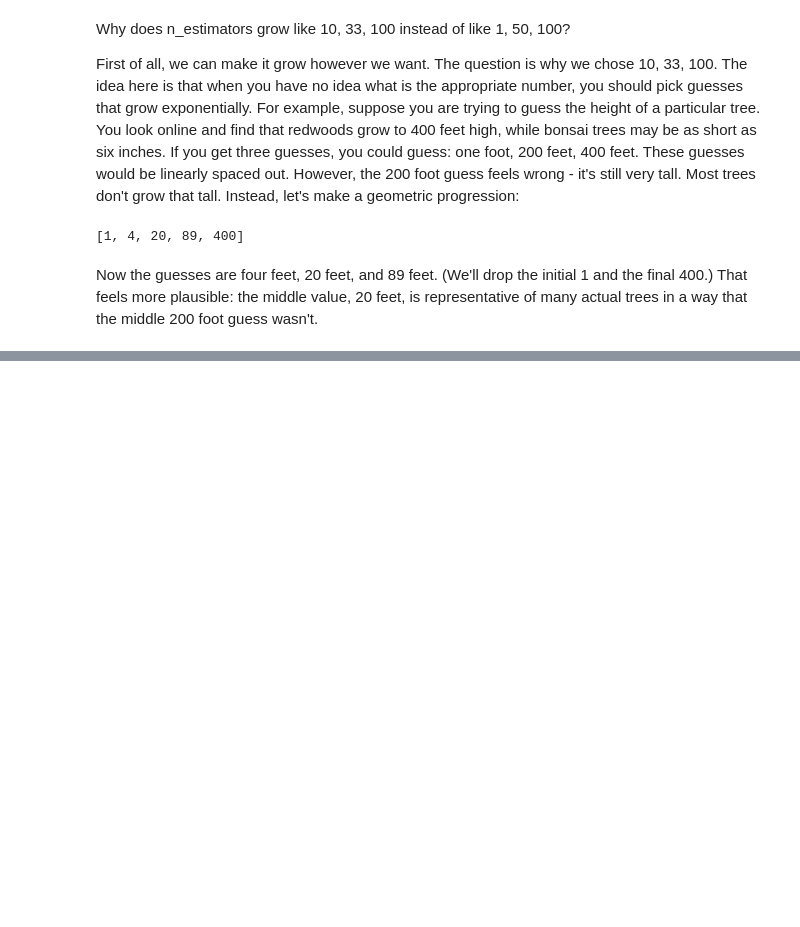
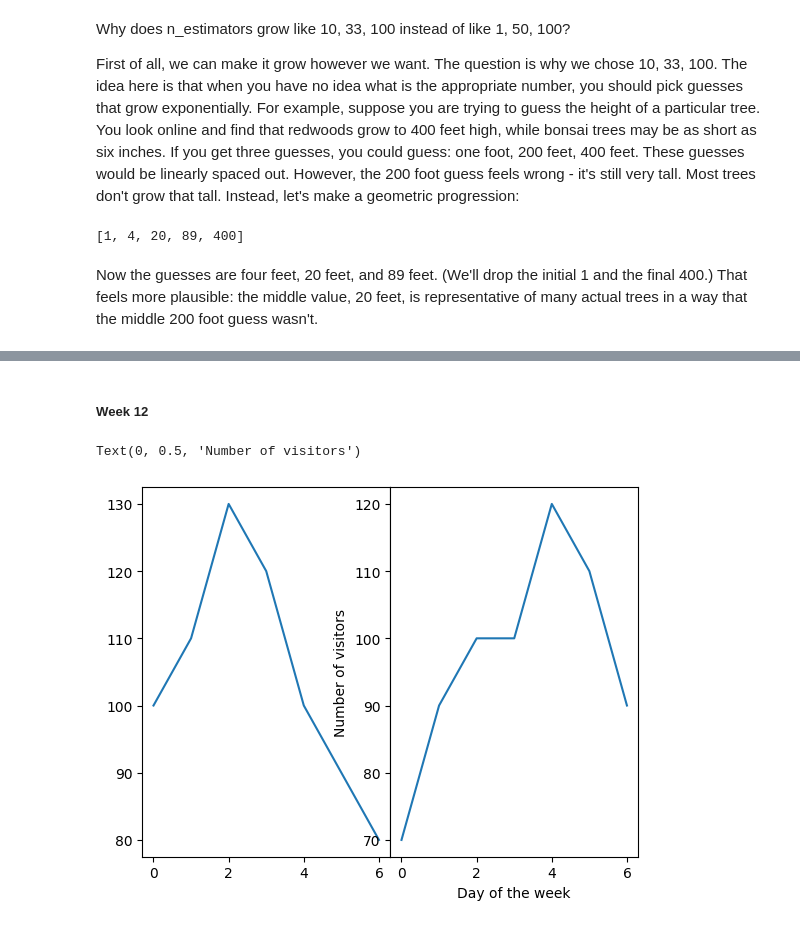
Before and after one commit to andre-bu-gitdev/O2_AI_for_Leaders_dx699, a Jupyter notebook: Milestone_4/Milestone4.ipynb, the cells around one changed output, grey strips where cells are left out. Saved outputs shown, nothing was run; the diff lists cells and outputs as text; code cells hidden in the pictures; blank space fills up the shorter version.

```diff
--- a/Milestone_4/Milestone4.ipynb
+++ b/Milestone_4/Milestone4.ipynb
@@ -492,0 +540,15 @@ Now the guesses are four feet, 20 feet, and 89 feet.  (We'll drop the initial 1
+# %% [markdown]
+##### Week 12
+# %%
+np.random.seed(0)
+time_series_0 = np.array([100, 110, 130, 120, 100, 90, 80])
+time_series_1 = np.array([70, 90, 100, 100, 120, 110, 90])
+fig, axs = plt.subplots(1, 2)
+axs[0].plot(time_series_0)
+axs[1].plot(time_series_1)
+plt.subplots_adjust(wspace = 0)
+plt.xlabel("Day of the week")
+plt.ylabel("Number of visitors")
+# %% [output]
+Text(0, 0.5, 'Number of visitors')
+[figure, added]
```
Also changed, not shown: parts of 8 cells of this notebook.
